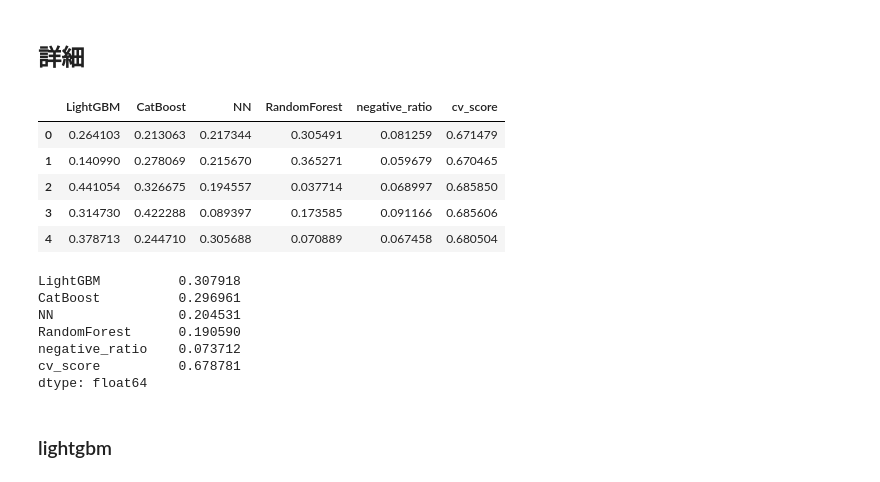
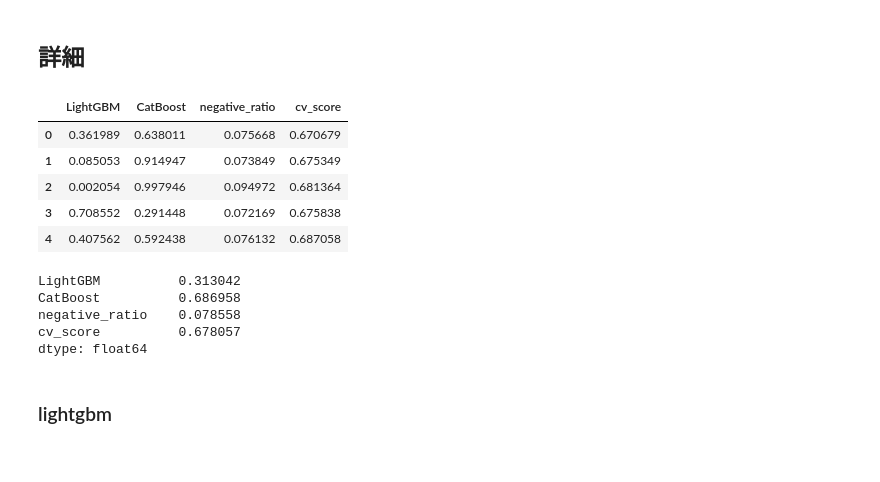
Before and after one commit to IR325/FinancialDataApplication, a Jupyter notebook: notebooks/20240205_model_eda.ipynb, the cells around one changed output. Saved outputs shown, nothing was run; the diff lists cells and outputs as text; code cells hidden in the pictures.

```diff
--- a/notebooks/20240205_model_eda.ipynb
+++ b/notebooks/20240205_model_eda.ipynb
@@ -25,30 +27,26 @@ df
 # %% [markdown]
 ## 詳細
 # %%
-df = pd.read_csv(os.path.join(RESULT_PATH, "20240207_05", "cv_details.csv"))
-df["temp_sum"] = df["LightGBM"] + df["CatBoost"] + df["NN"] + df["RandomForest"]
+df = pd.read_csv(os.path.join(RESULT_PATH, "20240212_02", "cv_details.csv"))
+df["temp_sum"] = df["LightGBM"] + df["CatBoost"]
 df["LightGBM"] = df["LightGBM"] / df["temp_sum"]
 df["CatBoost"] = df["CatBoost"] / df["temp_sum"]
-df["NN"] = df["NN"] / df["temp_sum"]
-df["RandomForest"] = df["RandomForest"] / df["temp_sum"]
 df = df.drop(columns="temp_sum")
 df
 # %% [output]
-|  | LightGBM | CatBoost | NN | RandomForest | negative_ratio | cv_score |
-| 0 | 0.264103 | 0.213063 | 0.217344 | 0.305491 | 0.081259 | 0.671479 |
-| 1 | 0.140990 | 0.278069 | 0.215670 | 0.365271 | 0.059679 | 0.670465 |
-| 2 | 0.441054 | 0.326675 | 0.194557 | 0.037714 | 0.068997 | 0.685850 |
-| 3 | 0.314730 | 0.422288 | 0.089397 | 0.173585 | 0.091166 | 0.685606 |
-| 4 | 0.378713 | 0.244710 | 0.305688 | 0.070889 | 0.067458 | 0.680504 |
+|  | LightGBM | CatBoost | negative_ratio | cv_score |
+| 0 | 0.361989 | 0.638011 | 0.075668 | 0.670679 |
+| 1 | 0.085053 | 0.914947 | 0.073849 | 0.675349 |
+| 2 | 0.002054 | 0.997946 | 0.094972 | 0.681364 |
+| 3 | 0.708552 | 0.291448 | 0.072169 | 0.675838 |
+| 4 | 0.407562 | 0.592438 | 0.076132 | 0.687058 |
 # %%
 df.mean()
 # %% [output]
-LightGBM          0.307918
-CatBoost          0.296961
-NN                0.204531
-RandomForest      0.190590
-negative_ratio    0.073712
-cv_score          0.678781
+LightGBM          0.313042
+CatBoost          0.686958
+negative_ratio    0.078558
+cv_score          0.678057
 dtype: float64
 # %% [markdown]
 ### lightgbm
```
Also changed, not shown: parts of 3 cells of this notebook, 10 other files.
